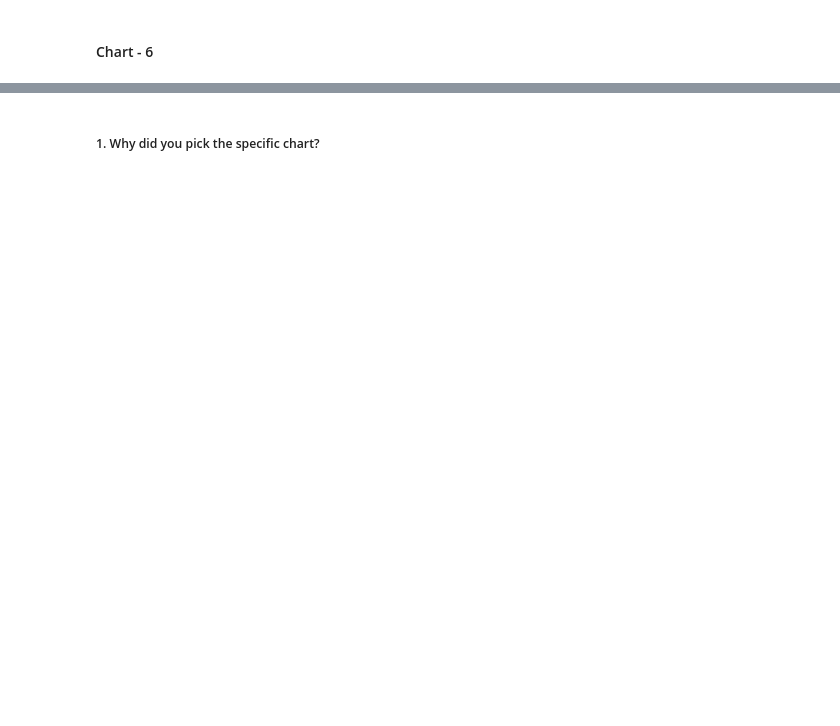
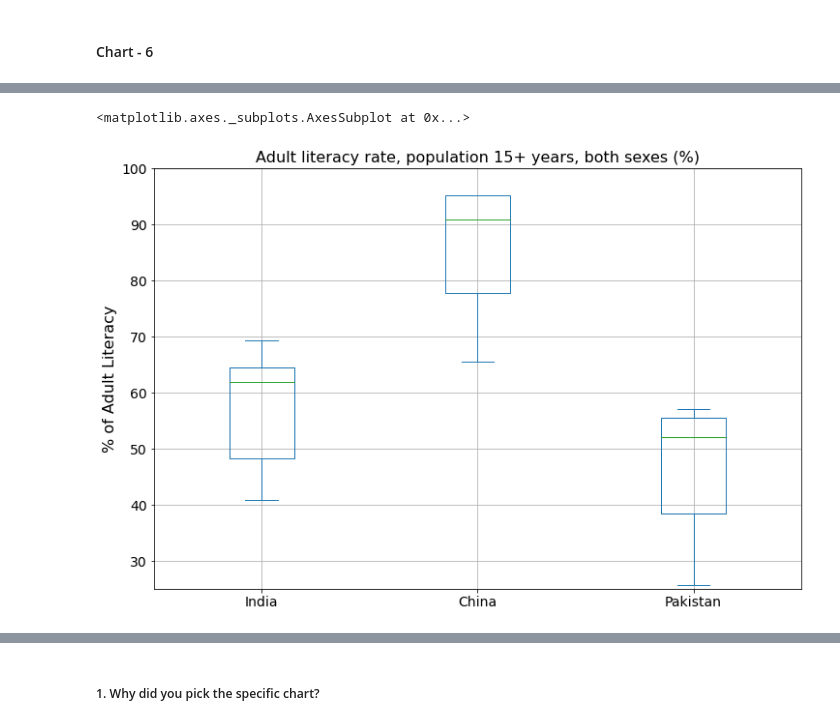
Before and after one commit to Ankita-chouhan-github/EDA-Capstone-project, a Jupyter notebook: Ankita_||_EDA_Capstone_project_(World_Bank_Global_Education_Analysis).ipynb, the cells around one changed output, grey strips where cells are left out. Drawn from its saved outputs; the diff is of its cells as text; code cells hidden in the pictures; blank space fills up the shorter version.

```diff
--- a/Ankita_||_EDA_Capstone_project_(World_Bank_Global_Education_Analysis).ipynb
+++ b/Ankita_||_EDA_Capstone_project_(World_Bank_Global_Education_Analysis).ipynb
@@ -1133,2 +1264,11 @@ Answer Here
 # %%
 # Chart - 6 visualization code
+# %%
+# Extracting the required matrix
+eighth_indicator, title8 = columnwise_data(Indicators[7])
+
+# printing title
+print(title8)
+
+# printing the matrix
+eighth_indicator
@@ -1134,0 +1294,10 @@ Answer Here
+# %%
+# Dropping the columns which contain all NaN values
+eighth_indicator.dropna(how = "all", axis=1, inplace=True)
+
+# curating the obtained matrix with fillna
+eighth_indicator.fillna(method ="ffill", inplace=True)
+eighth_indicator.fillna(method ="bfill", inplace=True)
+
+# Display the curated MAtrix
+eighth_indicator
@@ -1134,0 +1322,9 @@ Answer Here
+# %%
+# plotting Box Graph
+eighth_indicator.plot(x = "Year", y = ["India","China","Pakistan"], kind = 'box', title = title8,
+                xlabel = "Countries", ylabel = "% of Adult Literacy",
+                figsize=(12,8), ylim = (25,100), fontsize = 14,
+                grid = True)
+# %% [output]
+<matplotlib.axes._subplots.AxesSubplot at 0x...>
+[figure, added]
```
Also changed, not shown: parts of 56 cells of this notebook.
